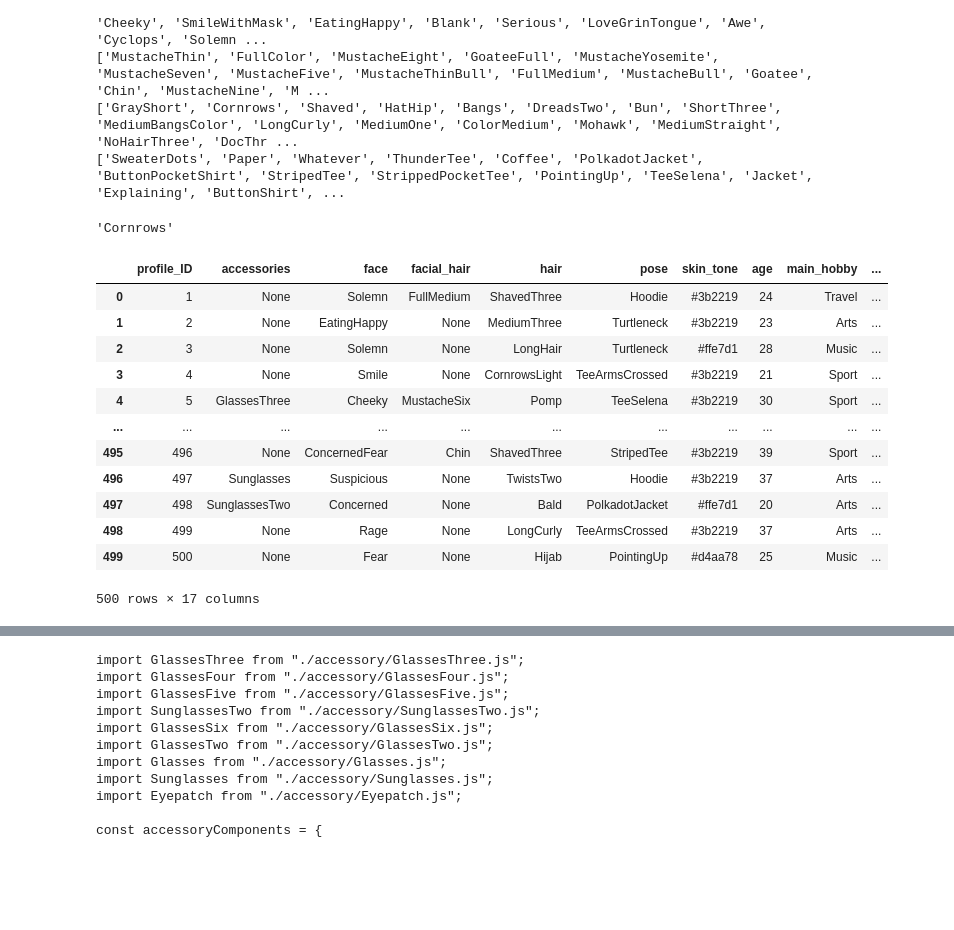
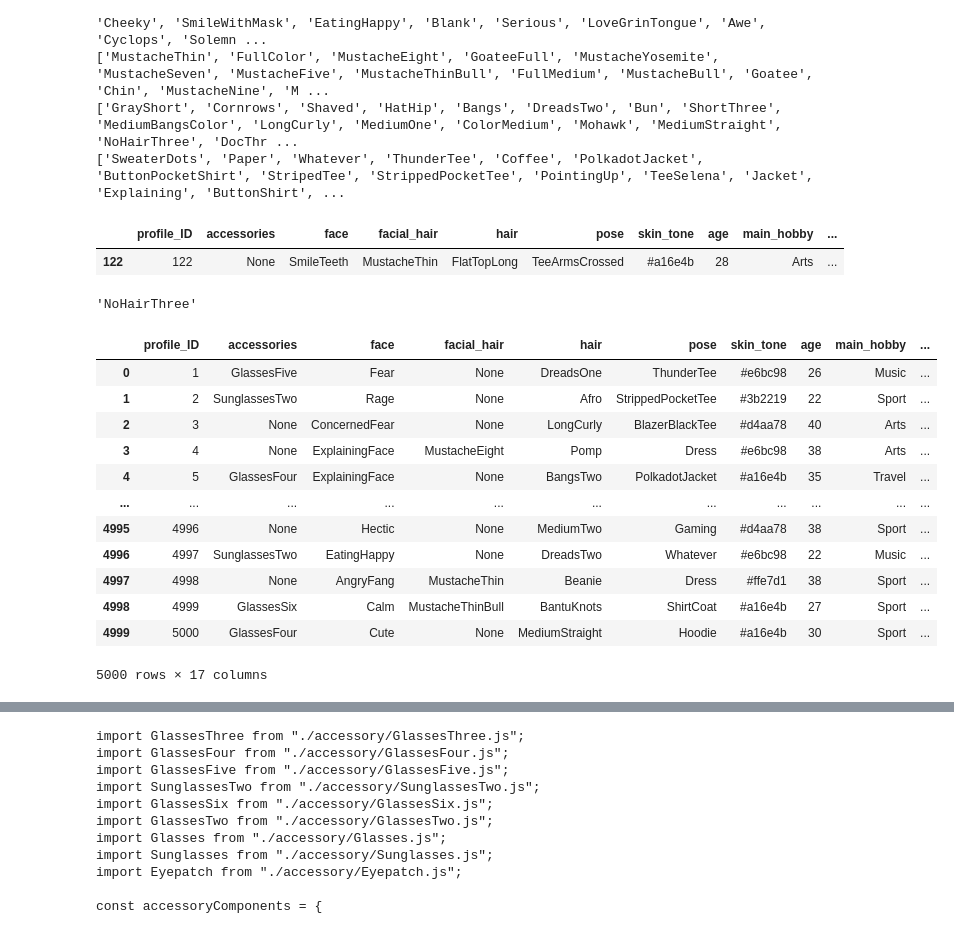
Before and after one commit to sofiahafner/dating-app-experiment, a Jupyter notebook: profiles/ProfileCreation.ipynb, the cells around one changed output, grey strips where cells are left out. Cells and saved outputs as stored; diff of their text form; code cells hidden in the pictures; blank space fills up the shorter version.

```diff
--- a/profiles/ProfileCreation.ipynb
+++ b/profiles/ProfileCreation.ipynb
@@ -234,0 +179,5 @@ hair_traits = {
+# %%
+final_df[final_df["profile_ID"]==122]
+# %% [output]
+|  | profile_ID | accessories | face | facial_hair | hair | pose | skin_tone | age | main_hobby | ... |
+| 122 | 122 | None | SmileTeeth | MustacheThin | FlatTopLong | TeeArmsCrossed | #a16e4b | 28 | Arts | ... |
@@ -251,7 +256,8 @@ hair.pop(hair.index("DocOne"))
 hair.pop(hair.index("DocTwo"))
 hair.pop(hair.index("DocThree"))
 hair.pop(hair.index("Cornrows"))
+hair.pop(hair.index("NoHairThree"))
 # hair.pop(hair.index("MediumBangs"))
 # %% [output]
-'Cornrows'
+'NoHairThree'
 # %%
@@ -311,7 +298,7 @@ hobbies_dict = {
 }
 # %%
 import numpy as np
-df = pd.DataFrame({'profile_ID': range(1, 501)})
+df = pd.DataFrame({'profile_ID': range(1, 5001)})
 
 def assign_peep_features(row):
     peep_accessories = random.choice(accessories) if random.random() > 0.7 else "None"
@@ -325,42 +312,42 @@ def assign_peep_features(row):
     hobby_1 = random.choice(hobbies_dict[main_hobby])
     hobby_2 = random.choice(hobbies_dict[main_hobby])
     hair_color = random.choice(hair_colors)
     clothes_color = random.choice(clothes_colors)
     bio_tone = random.choice(bio_tones)
 
     return pd.Series({
         'accessories': peep_accessories,
         'face': peep_face,
         'facial_hair': peep_facial_hair,
         'hair': peep_hair,
         'pose': peep_pose,
         'skin_tone': skin_tone,
         'age': age,
         'main_hobby': main_hobby,
         'hobby_1': hobby_1,
         'hobby_2': hobby_2,
         'hair_color' : hair_color,
         'clothes_color' : clothes_color,
         'bio_tone' : bio_tone
 
     })
 
 df[['accessories', 'face', 'facial_hair', 'hair', 'pose', 'skin_tone', 'age', 'main_hobby', 'hobby_1', 'hobby_2', 'hair_color', 'clothes_color', 'bio_tone' ]] = df.apply(assign_peep_features, axis=1)
 df['hair_short'] = df['hair'].apply(lambda x: hair_traits.get(x, {}).get('short', False))
 df['hair_curly'] = df['hair'].apply(lambda x: hair_traits.get(x, {}).get('curly', False))
 df['hair_braided'] = df['hair'].apply(lambda x: hair_traits.get(x, {}).get('braided', False))
 df
 # %% [output]
 |  | profile_ID | accessories | face | facial_hair | hair | pose | skin_tone | age | main_hobby | ... |
-| 0 | 1 | None | Solemn | FullMedium | ShavedThree | Hoodie | #3b2219 | 24 | Travel | ... |
-| 1 | 2 | None | EatingHappy | None | MediumThree | Turtleneck | #3b2219 | 23 | Arts | ... |
-| 2 | 3 | None | Solemn | None | LongHair | Turtleneck | #ffe7d1 | 28 | Music | ... |
-| 3 | 4 | None | Smile | None | CornrowsLight | TeeArmsCrossed | #3b2219 | 21 | Sport | ... |
-| 4 | 5 | GlassesThree | Cheeky | MustacheSix | Pomp | TeeSelena | #3b2219 | 30 | Sport | ... |
+| 0 | 1 | GlassesFive | Fear | None | DreadsOne | ThunderTee | #e6bc98 | 26 | Music | ... |
+| 1 | 2 | SunglassesTwo | Rage | None | Afro | StrippedPocketTee | #3b2219 | 22 | Sport | ... |
+| 2 | 3 | None | ConcernedFear | None | LongCurly | BlazerBlackTee | #d4aa78 | 40 | Arts | ... |
+| 3 | 4 | None | ExplainingFace | MustacheEight | Pomp | Dress | #e6bc98 | 38 | Arts | ... |
+| 4 | 5 | GlassesFour | ExplainingFace | None | BangsTwo | PolkadotJacket | #a16e4b | 35 | Travel | ... |
 | ... | ... | ... | ... | ... | ... | ... | ... | ... | ... | ... |
-| 495 | 496 | None | ConcernedFear | Chin | ShavedThree | StripedTee | #3b2219 | 39 | Sport | ... |
-| 496 | 497 | Sunglasses | Suspicious | None | TwistsTwo | Hoodie | #3b2219 | 37 | Arts | ... |
-| 497 | 498 | SunglassesTwo | Concerned | None | Bald | PolkadotJacket | #ffe7d1 | 20 | Arts | ... |
-| 498 | 499 | None | Rage | None | LongCurly | TeeArmsCrossed | #3b2219 | 37 | Arts | ... |
-| 499 | 500 | None | Fear | None | Hijab | PointingUp | #d4aa78 | 25 | Music | ... |
+| 4995 | 4996 | None | Hectic | None | MediumTwo | Gaming | #d4aa78 | 38 | Sport | ... |
+| 4996 | 4997 | SunglassesTwo | EatingHappy | None | DreadsTwo | Whatever | #e6bc98 | 22 | Music | ... |
+| 4997 | 4998 | None | AngryFang | MustacheThin | Beanie | Dress | #ffe7d1 | 38 | Sport | ... |
+| 4998 | 4999 | GlassesSix | Calm | MustacheThinBull | BantuKnots | ShirtCoat | #a16e4b | 27 | Sport | ... |
+| 4999 | 5000 | GlassesFour | Cute | None | MediumStraight | Hoodie | #a16e4b | 30 | Sport | ... |
-500 rows × 17 columns
+5000 rows × 17 columns
```
Also changed, not shown: parts of 10 cells of this notebook, 4 other files.
